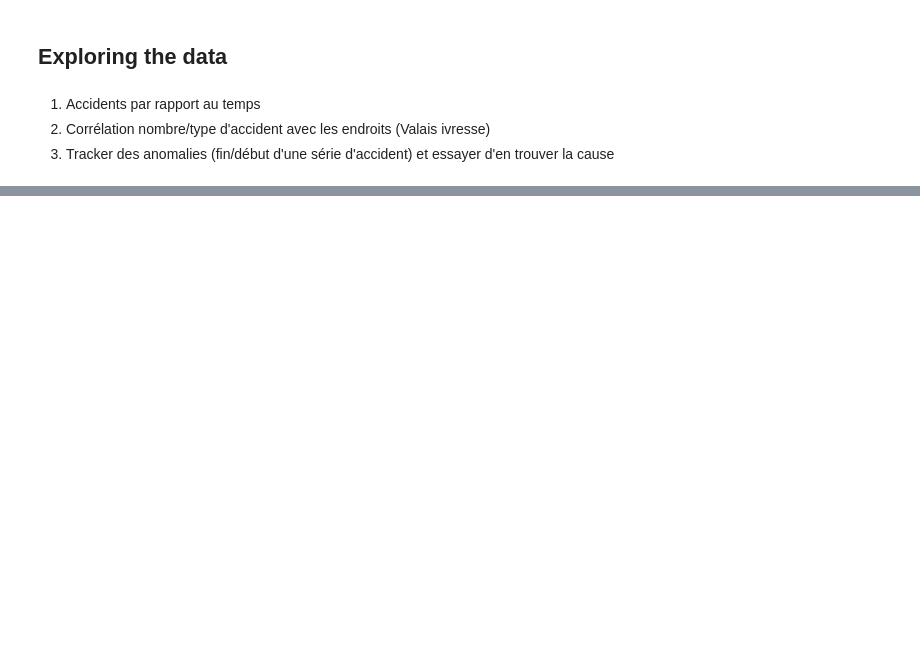
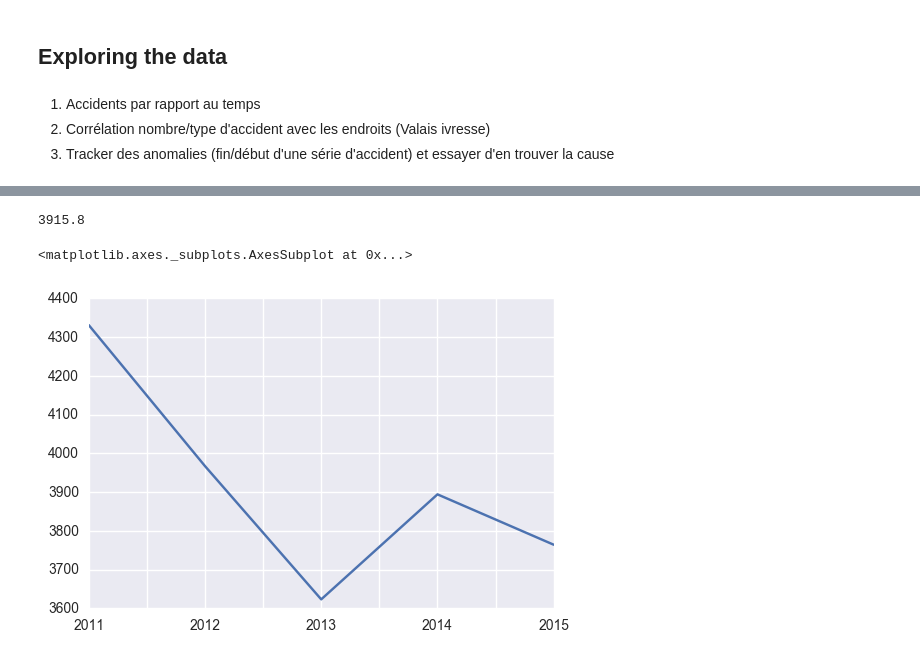
Before and after one commit to Jokau/ada-project, a Jupyter notebook: project_data_scraping.ipynb, the cells around one changed output, grey strips where cells are left out. Drawn from its saved outputs; the diff is of its cells as text; code cells hidden in the pictures; blank space fills up the shorter version.

```diff
--- a/project_data_scraping.ipynb
+++ b/project_data_scraping.ipynb
@@ -353,0 +372,8 @@ sns.countplot(x='year', hue='properties_severitycategorycode', data=accidents_df
+# %%
+# Motorcycle accidents
+print(accidents_df[accidents_df.involvesMotorcycles == True].year.value_counts().mean())
+accidents_df[accidents_df.involvesMotorcycles == True].year.value_counts().sort_index().plot()
+# %% [output]
+3915.8
+<matplotlib.axes._subplots.AxesSubplot at 0x...>
+[figure, added]
```
Also changed, not shown: parts of 19 cells of this notebook, 3 other files.
